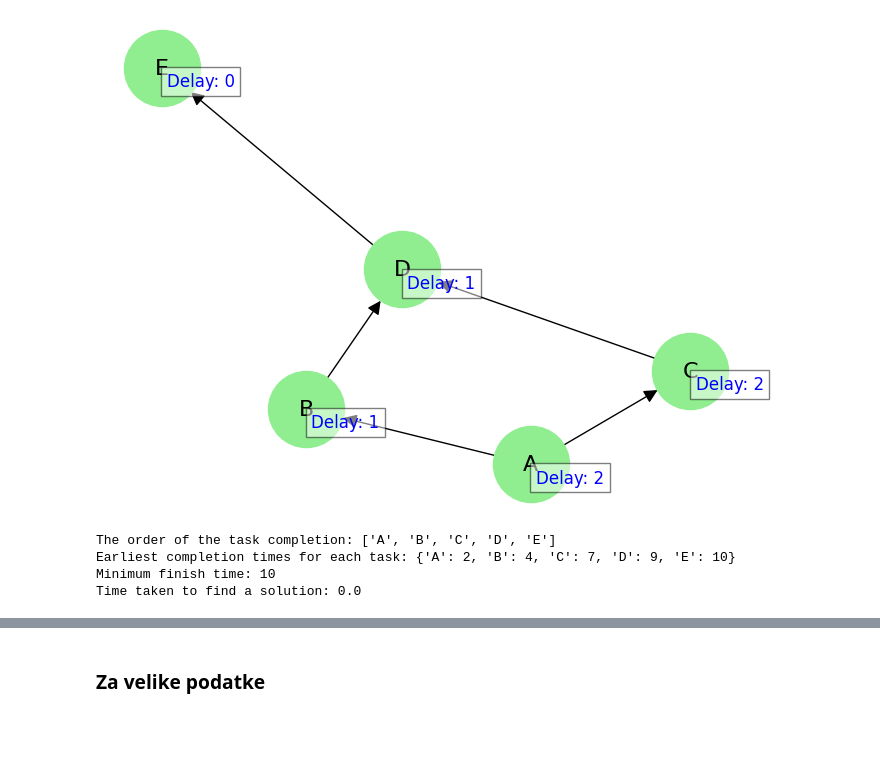
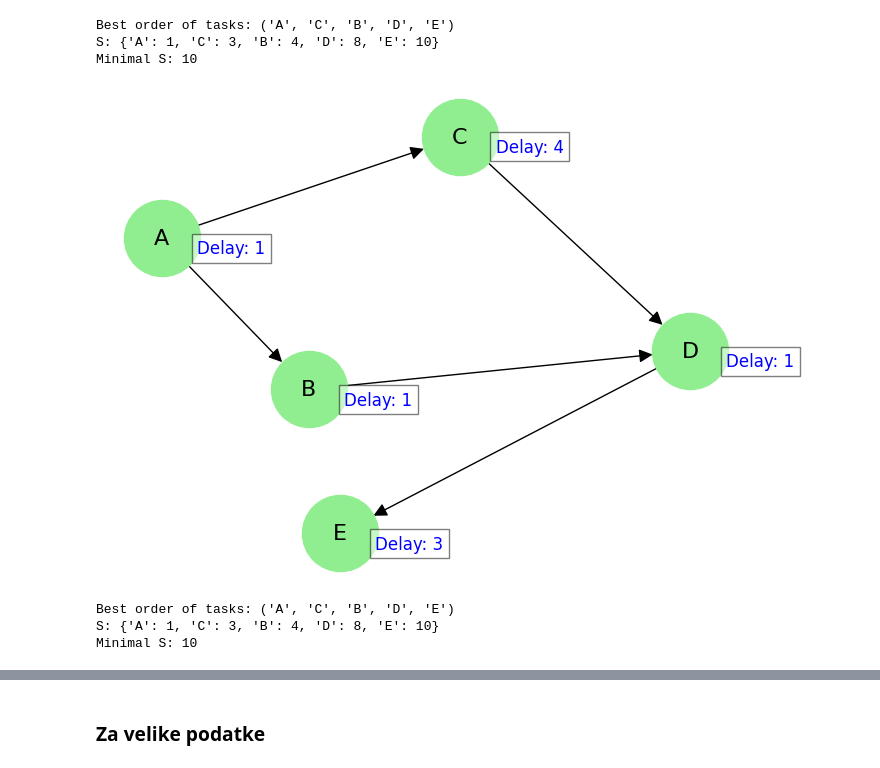
Before and after one commit to rexi12345/MPCSD, a Jupyter notebook: brute_force_alg.ipynb, the cells around one changed output, grey strips where cells are left out. Drawn from its saved outputs; the diff is of its cells as text; code cells hidden in the pictures; blank space fills up the shorter version.

```diff
--- a/brute_force_alg.ipynb
+++ b/brute_force_alg.ipynb
@@ -47,3 +36,42 @@ def mpcs(tasks, edges, delays):
+# %%
+def calculate_S(permutation, graph, delay, predak):
+    S = {t: 0 for t in permutation}
+    for node in permutation:
+        max_S = S[node]
+        for prec in predak[node]:
+            max_S = max(S[node], S[prec] + delay[prec] + 1)
+
+        #ako postoji node sa istim S, uvecamo ga za 1
+        while max_S in S.values():
+            max_S += 1
+        S[node] = max_S
+
+    return S, max(S.values())
+# %%
+#brute force alg
+def brute_force_alg(edges):
+    start_time = time.time()
+    graph, predak = inicialize_graph(edges)
+    min_S = float('inf')
+    for permutation in schedule_permutations(tasks):
+        if is_valid_schedule(permutation, edges):
+            S, maximum_S = calculate_S(permutation, graph, delays, predak)
+            min_S = min(maximum_S, min_S)
+            best_permutation = permutation
+
+    end_time = time.time()
+    time_taken = end_time - start_time
+    print("Best order of tasks:", best_permutation)
+    print("S:", S)
+    print("Minimal S:", min_S)
+    print("Time taken to find the solution:", time_taken)
+    return best_permutation, S, min_S, time_taken
+# %%
+brute_force_alg(edges)
+# %% [output]
+Best order of tasks: ('A', 'C', 'B', 'D', 'E')
+S: {'A': 1, 'C': 3, 'B': 4, 'D': 8, 'E': 10}
+Minimal S: 10
 # %%
 def draw_graph(tasks, edges, delays):
     G = nx.DiGraph()
@@ -68,21 +96,15 @@ def draw_graph(tasks, edges, delays):
 # %%
 tasks = ['A', 'B', 'C', 'D', 'E']
 edges = [('A', 'B'), ('A', 'C'), ('B', 'D'), ('C', 'D'), ('D', 'E')]
-delays = {'A': 2, 'B': 1, 'C': 2, 'D': 1, 'E': 0}
+delays = {'A': 1, 'B': 1, 'C': 4, 'D': 1, 'E': 3}
 draw_graph(tasks, edges, delays)
 
-dp, finish_time, order_of_tasks, time_taken = mpcs(tasks, edges, delays)
-
-print("The order of the task completion:", order_of_tasks)
-print("Earliest completion times for each task:", dp)
-print("Minimum finish time:", finish_time)
-print("Time taken to find a solution:", time_taken)
+order_of_tasks, S, result = brute_force_alg(edges)
 # %% [output]
-[figure, old version]
+[figure, new version]
-The order of the task completion: ['A', 'B', 'C', 'D', 'E']
-Earliest completion times for each task: {'A': 2, 'B': 4, 'C': 7, 'D': 9, 'E': 10}
-Minimum finish time: 10
-Time taken to find a solution: 0.0
+Best order of tasks: ('A', 'C', 'B', 'D', 'E')
+S: {'A': 1, 'C': 3, 'B': 4, 'D': 8, 'E': 10}
+Minimal S: 10
 # %%
 def save_results(file, data):
     with open(file, 'w') as file:
```
Also changed, not shown: parts of 10 cells of this notebook.
